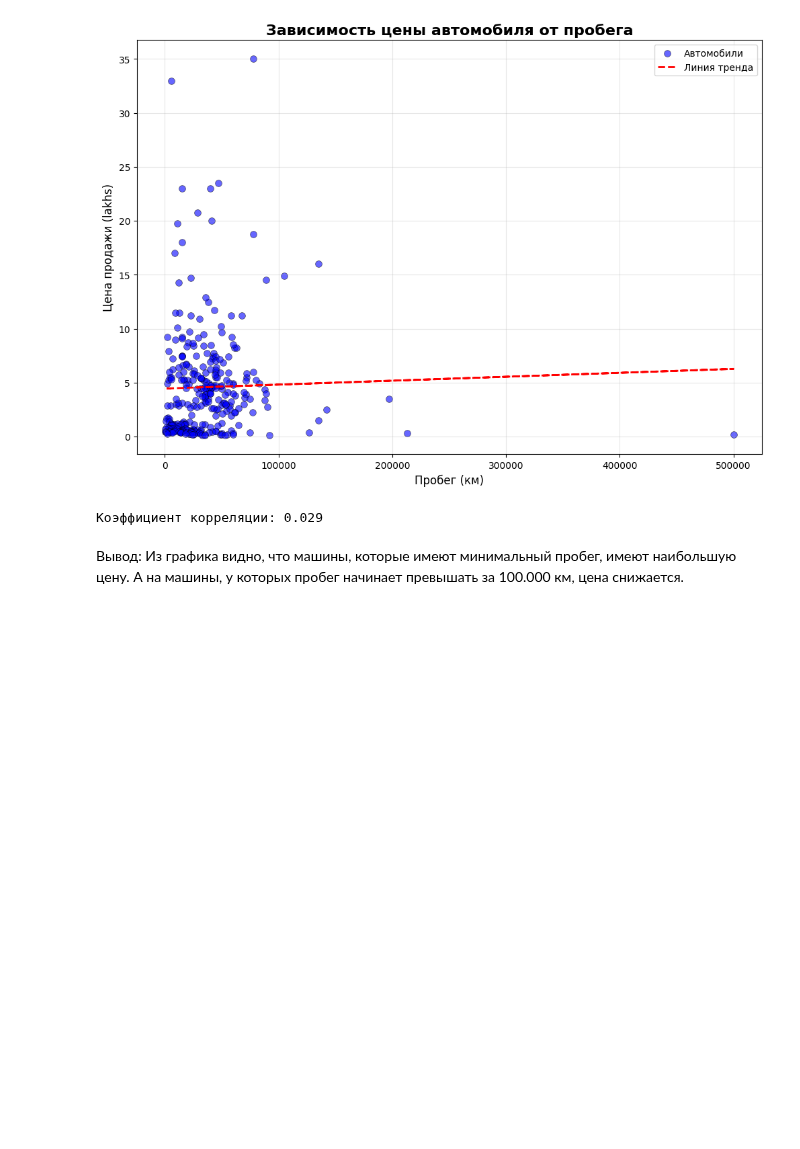
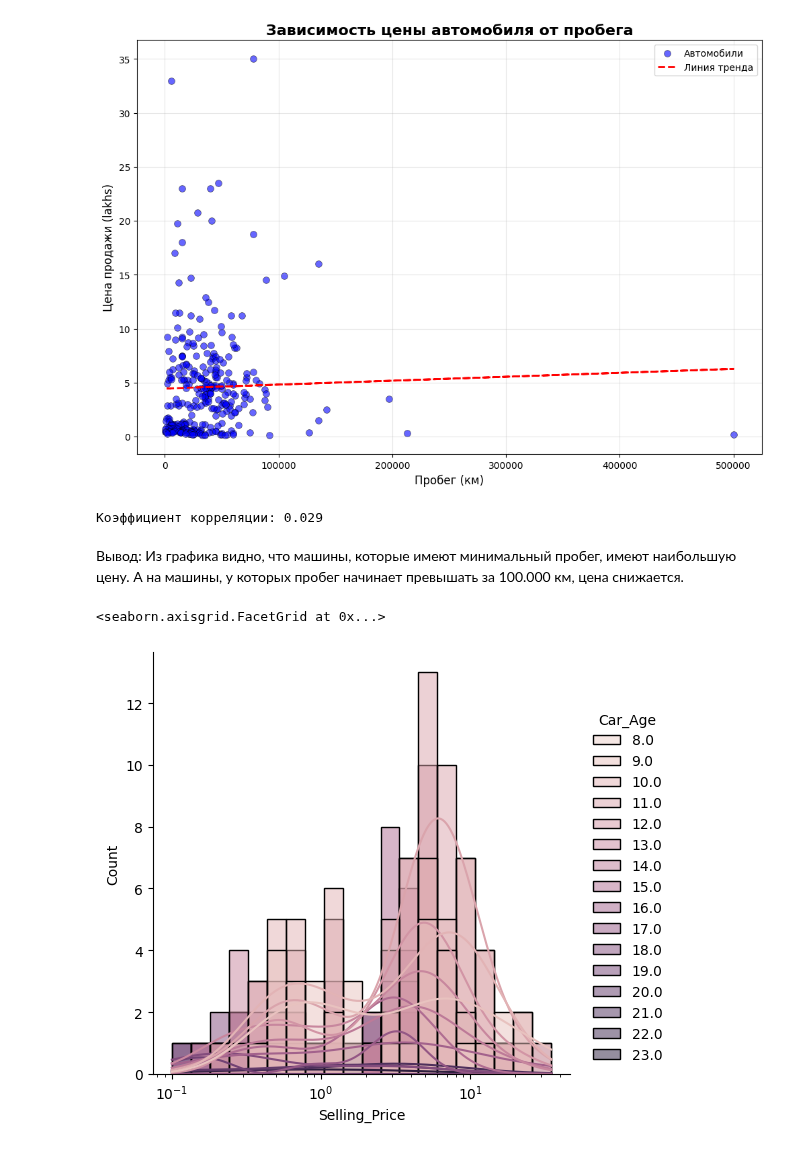
Before and after one commit to MarinaFeDv/mf_project, a Jupyter notebook: eda/eda.ipynb, the cells around one changed output. Saved outputs shown, nothing was run; the diff lists cells and outputs as text; code cells hidden in the pictures; blank space fills up the shorter version.

```diff
--- a/eda/eda.ipynb
+++ b/eda/eda.ipynb
@@ -355,3 +355,8 @@ print(f"Коэффициент корреляции: {correlation:.3f}")
 Коэффициент корреляции: 0.029
 # %% [markdown]
 Вывод: Из графика видно, что машины, которые имеют минимальный пробег, имеют наибольшую цену. А на машины, у которых пробег начинает превышать за 100.000 км, цена снижается.
+# %%
+sns.displot(df, x='Selling_Price', bins=20, hue='Car_Age', kde=True, log_scale=True, color='red')
+# %% [output]
+<seaborn.axisgrid.FacetGrid at 0x...>
+[figure, added]
```
Also changed, not shown: parts of 1 cell of this notebook.
